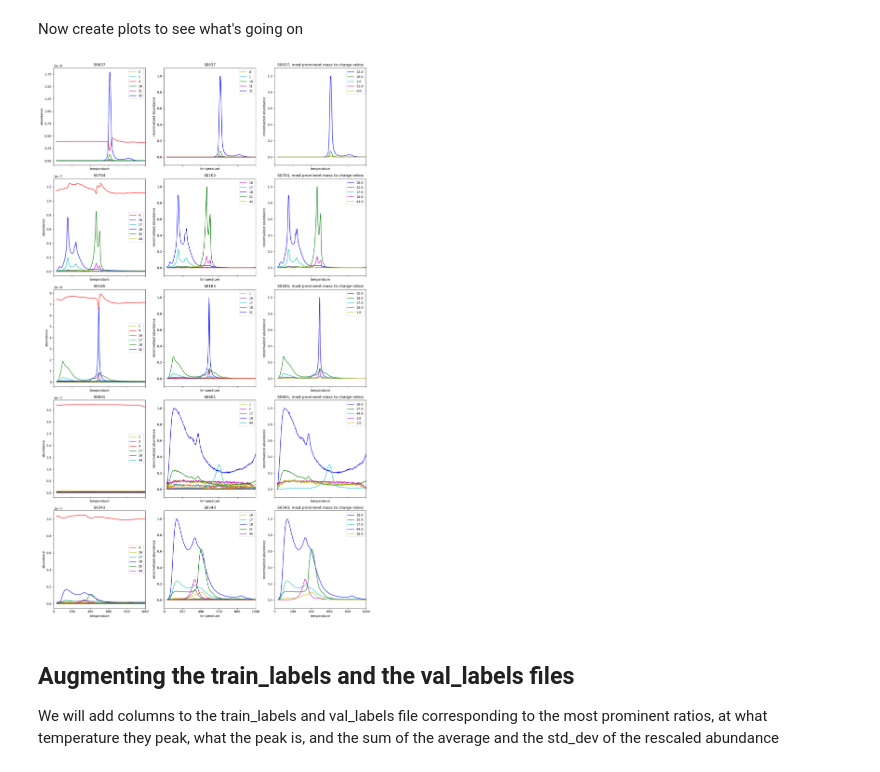
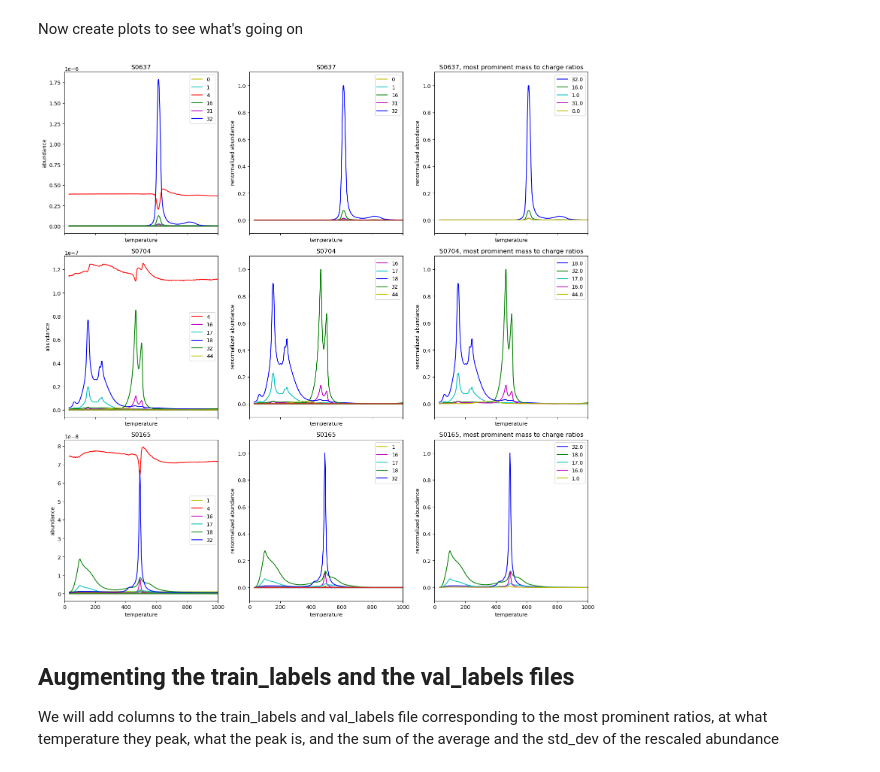
Before and after one commit to kmerkl22/chemistry_of_mars, a Jupyter notebook: Features Engineering/SelectingProminentRatios.ipynb, the cells around one changed output. Cells and saved outputs as stored; diff of their text form; code cells hidden in the pictures.

```diff
--- a/Features Engineering/SelectingProminentRatios.ipynb
+++ b/Features Engineering/SelectingProminentRatios.ipynb
@@ -75,7 +75,7 @@ warnings.filterwarnings("ignore") # ignore some annoying warnings
 
 import random
 
-num_samples = 5
+num_samples = 3
 
 # create a list of samples to plot
 
@@ -166,34 +166,34 @@ for i, sample in enumerate(samples_list):
         y = df_mod[df_mod['m/z'] == mz].zero_one_rescale
 
         # We show all legends
 
         plt.plot(X,y,label = str(mz),color = colors[int(np.where(relevant_ratios==mz)[0])])
 
 
         plt.xlabel('temperature')
         plt.ylabel('renormalized abundance')
         plt.xlim(0,1000)
         plt.ylim(-0.1,1.1)
         plt.title(sample+", most prominent mass to charge ratios")
 
         # ax[i] = plt.show()
 
         plt.legend()
 
 
 
         plt.yscale('linear')
 
     del df
 
 
 # this is for cosmetic purposes
 
 fig.tight_layout()
 
 fig.show()
 # %% [output]
-[figure, old version]
+[figure, new version]
 # %% [markdown]
 ## Augmenting the train_labels and the val_labels files
 We will add columns to the train_labels and val_labels file corresponding to the most prominent ratios, at what temperature they peak, what the peak is, and the sum of the average and the std_dev of the rescaled abundance
```
Also changed, not shown: 9 other files.
